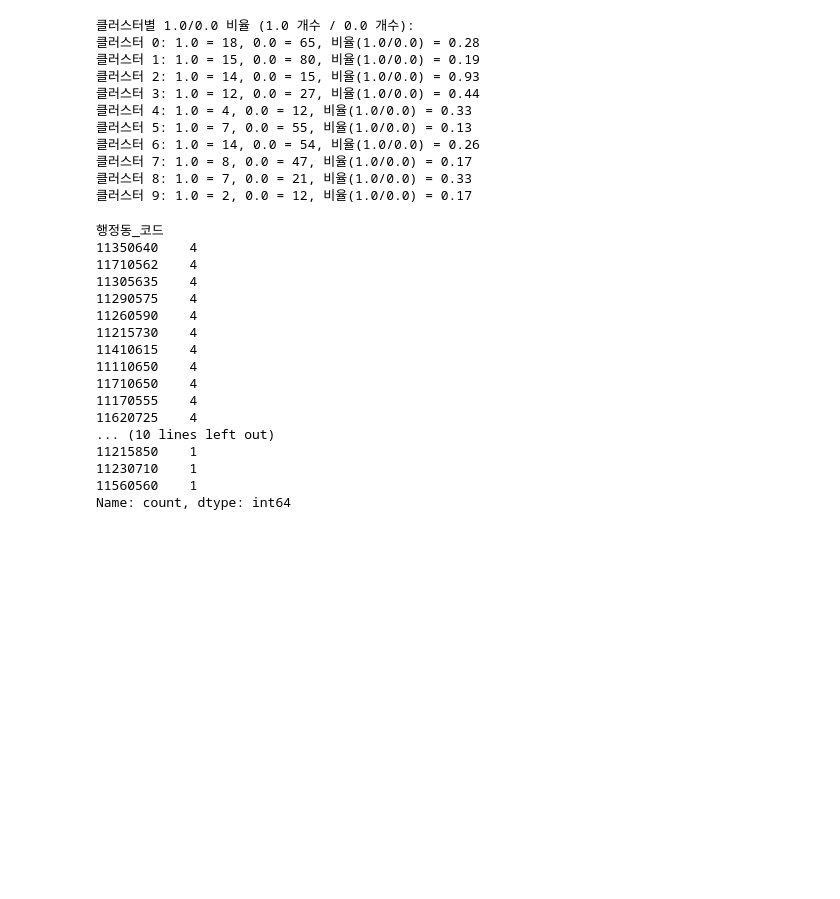
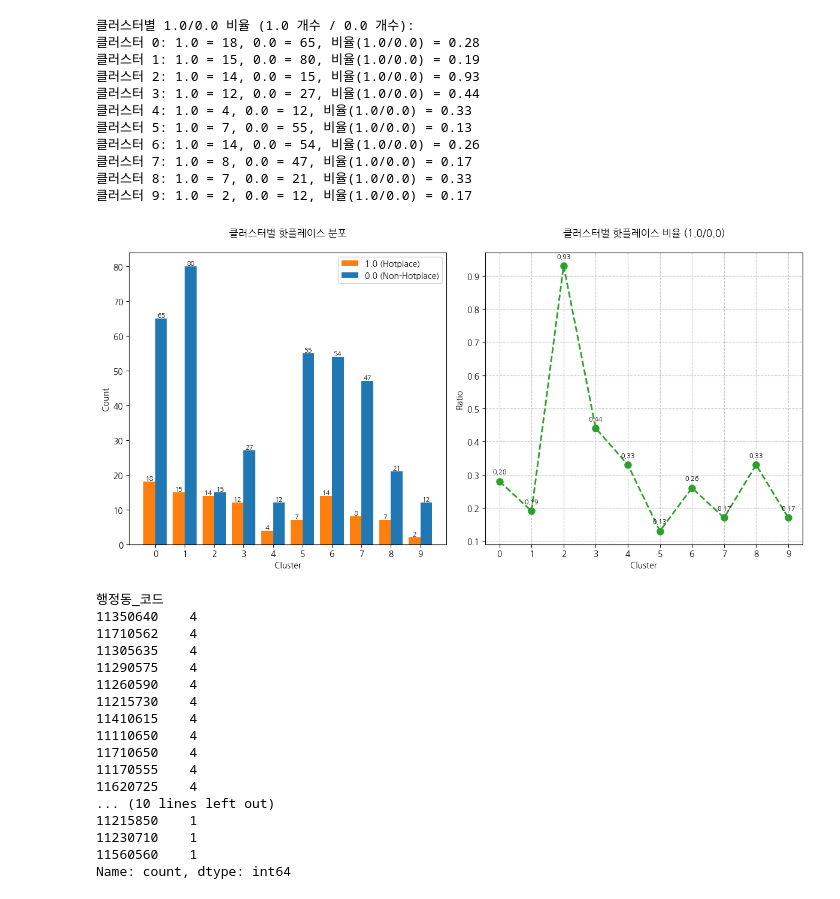
Before and after one commit to data-mining-8/hot-place, a Jupyter notebook: clustering.ipynb, the cells around one changed output. Cells and saved outputs as stored; diff of their text form; code cells hidden in the pictures; blank space fills up the shorter version.

```diff
--- a/clustering.ipynb
+++ b/clustering.ipynb
@@ -564,6 +564,58 @@ for cluster in sorted(labeled_df['cluster'].unique()):
 클러스터 7: 1.0 = 8, 0.0 = 47, 비율(1.0/0.0) = 0.17
 클러스터 8: 1.0 = 7, 0.0 = 21, 비율(1.0/0.0) = 0.33
 클러스터 9: 1.0 = 2, 0.0 = 12, 비율(1.0/0.0) = 0.17
+# %%
+import matplotlib.pyplot as plt
+import numpy as np
+
+# 데이터 준비
+clusters = [0, 1, 2, 3, 4, 5, 6, 7, 8, 9]
+count_1 = [18, 15, 14, 12, 4, 7, 14, 8, 7, 2]
+count_0 = [65, 80, 15, 27, 12, 55, 54, 47, 21, 12]
+ratios = [0.28, 0.19, 0.93, 0.44, 0.33, 0.13, 0.26, 0.17, 0.33, 0.17]
+
+# Figure 설정
+plt.figure(figsize=(12, 6))
+x = np.arange(len(clusters))
+
+# 1) 막대 그래프 (1.0 vs 0.0 개수 비교)
+plt.subplot(1, 2, 1)
+bar1 = plt.bar(x - 0.2, count_1, 0.4, label='1.0 (Hotplace)', color='#ff7f0e')
+bar2 = plt.bar(x + 0.2, count_0, 0.4, label='0.0 (Non-Hotplace)', color='#1f77b4')
+
+plt.title('클러스터별 핫플레이스 분포', fontsize=12, pad=20)
+plt.xlabel('Cluster', fontsize=10)
+plt.ylabel('Count', fontsize=10)
+plt.xticks(x, clusters)
+plt.legend()
+
+# 막대 위에 수치 표시
+for rect in bar1 + bar2:
+    height = rect.get_height()
+    plt.text(rect.get_x() + rect.get_width()/2.0, height, f'{height:.0f}',
+             ha='center', va='bottom', fontsize=8)
+
+# 2) 비율 추이 라인 그래프
+plt.subplot(1, 2, 2)
+line = plt.plot(clusters, ratios, marker='o',
+                linestyle='--', color='#2ca02c',
+                markersize=8, linewidth=2)
+
+plt.title('클러스터별 핫플레이스 비율 (1.0/0.0)', fontsize=12, pad=20)
+plt.xlabel('Cluster', fontsize=10)
+plt.ylabel('Ratio', fontsize=10)
+plt.xticks(clusters)
+plt.grid(True, linestyle='--', alpha=0.7)
+
+# 비율 값 표시
+for i, ratio in enumerate(ratios):
+    plt.text(clusters[i], ratio+0.02, f'{ratio:.2f}',
+             ha='center', va='bottom', fontsize=8)
+
+plt.tight_layout()
+plt.show()
+# %% [output]
+[figure, added]
 # %%
 # 클러스터2 데이터 추출
 print(selected_df[selected_df['cluster'] == 2]['행정동_코드'].value_counts())
```
Also changed, not shown: parts of 1 cell of this notebook.
